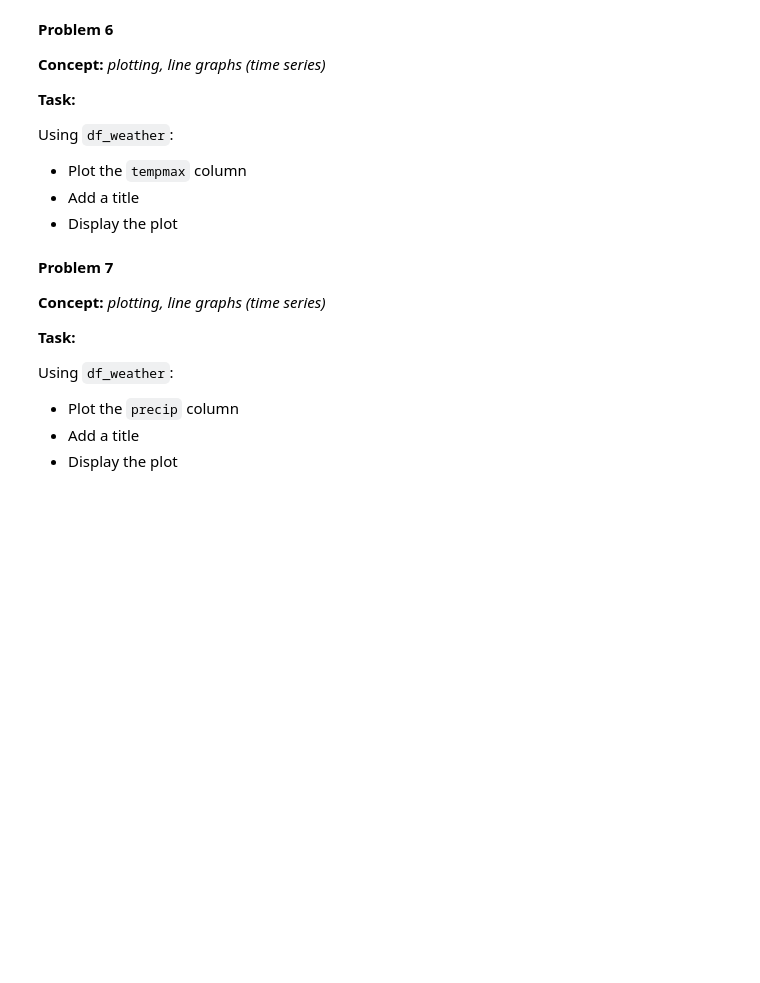
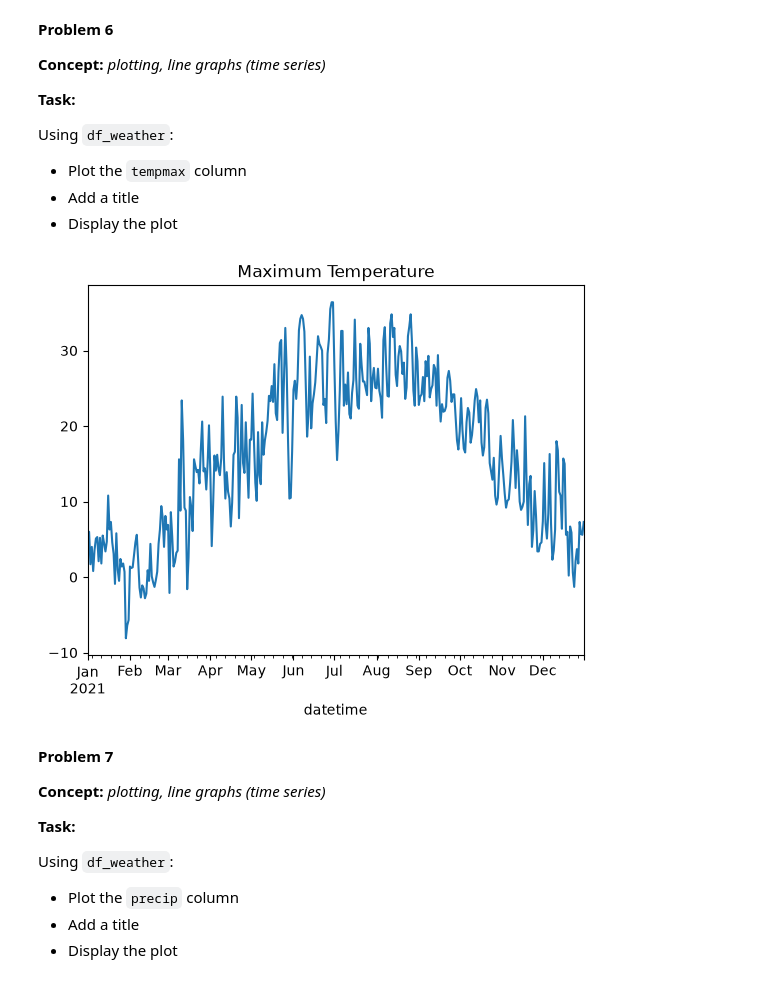
Before and after one commit to jbenigeriBU/dx602-homework-10, a Jupyter notebook: homework.ipynb, the cells around one changed output. Cells and saved outputs as stored; diff of their text form; code cells hidden in the pictures; blank space fills up the shorter version.

```diff
--- a/homework.ipynb
+++ b/homework.ipynb
@@ -252,3 +355,12 @@ Using `df_weather`:
+# %%
+# Your Solution
+# Plot maximum temperature
+df_weather["tempmax"].plot()
+
+plt.title("Maximum Temperature")
+plt.show()
+# %% [output]
+[figure, added]
 # %% [markdown]
 **Problem 7**
 
```
Also changed, not shown: parts of 41 cells of this notebook.
